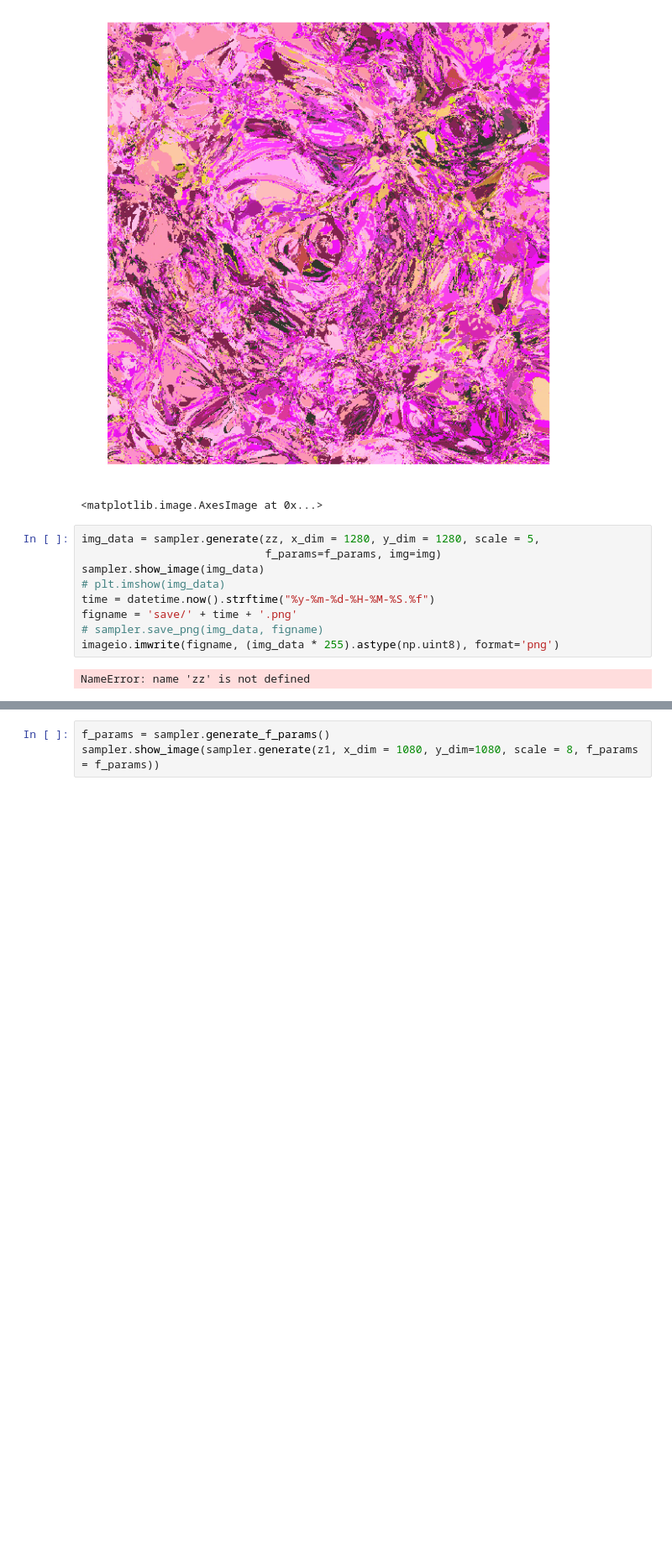
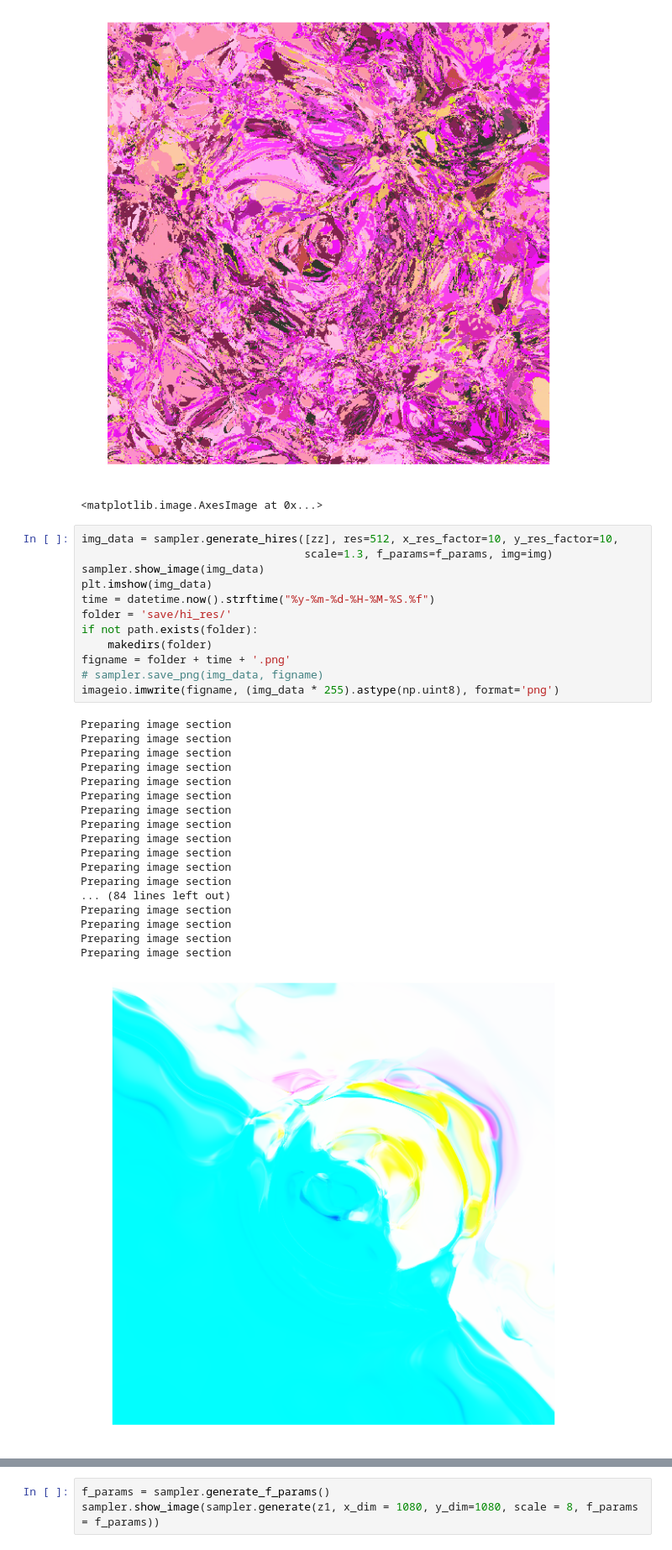
Before and after one commit to heysoos/cppn-tensorflow, a Jupyter notebook: cppn.ipynb, the cells around one changed output, grey strips where cells are left out. Shown at 84% size. Saved outputs shown, nothing was run; the diff lists cells and outputs as text; blank space fills up the shorter version.

```diff
--- a/cppn.ipynb
+++ b/cppn.ipynb
@@ -138,13 +169,33 @@ plt.imshow(img_data)
 [figure]
 <matplotlib.image.AxesImage at 0x...>
 # %%
-img_data = sampler.generate(zz, x_dim = 1280, y_dim = 1280, scale = 5,
-                            f_params=f_params, img=img)
+img_data = sampler.generate_hires([zz], res=512, x_res_factor=10, y_res_factor=10,
+                                  scale=1.3, f_params=f_params, img=img)
 sampler.show_image(img_data)
-# plt.imshow(img_data)
+plt.imshow(img_data)
 time = datetime.now().strftime("%y-%m-%d-%H-%M-%S.%f")
-figname = 'save/' + time + '.png'
+folder = 'save/hi_res/'
+if not path.exists(folder):
+    makedirs(folder)
+figname = folder + time + '.png'
 # sampler.save_png(img_data, figname)
 imageio.imwrite(figname, (img_data * 255).astype(np.uint8), format='png')
 # %% [output]
-NameError: name 'zz' is not defined
+Preparing image section
+Preparing image section
+Preparing image section
+Preparing image section
+Preparing image section
+Preparing image section
+Preparing image section
+Preparing image section
+Preparing image section
+Preparing image section
+Preparing image section
+Preparing image section
+... (84 lines left out)
+Preparing image section
+Preparing image section
+Preparing image section
+Preparing image section
+[figure, added]
```
Also changed, not shown: parts of 10 cells of this notebook, 3 other files.
